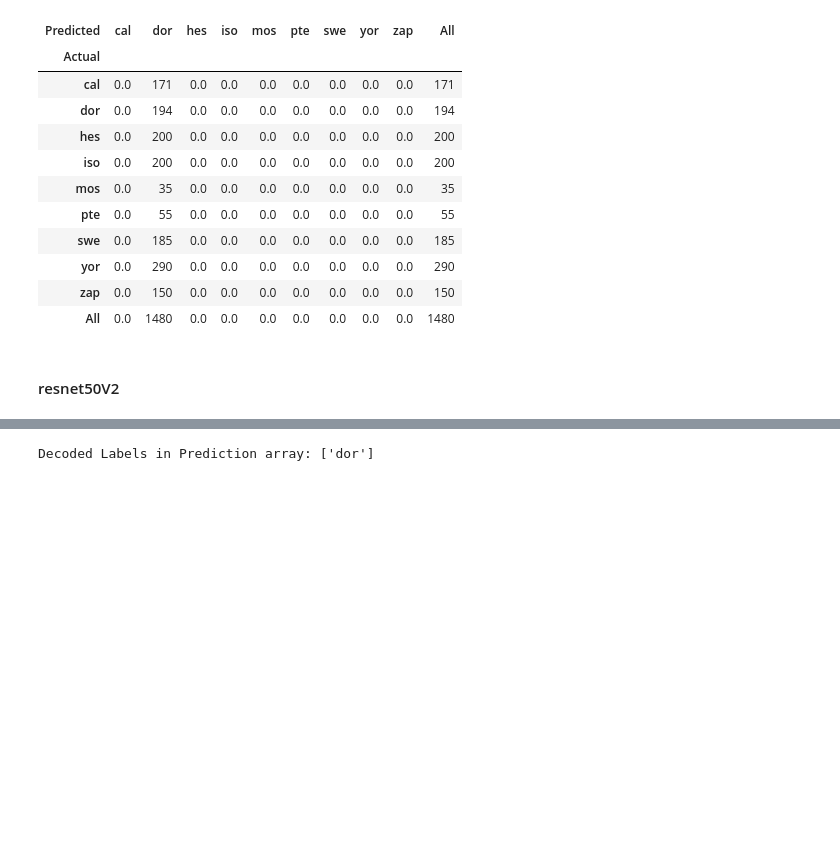
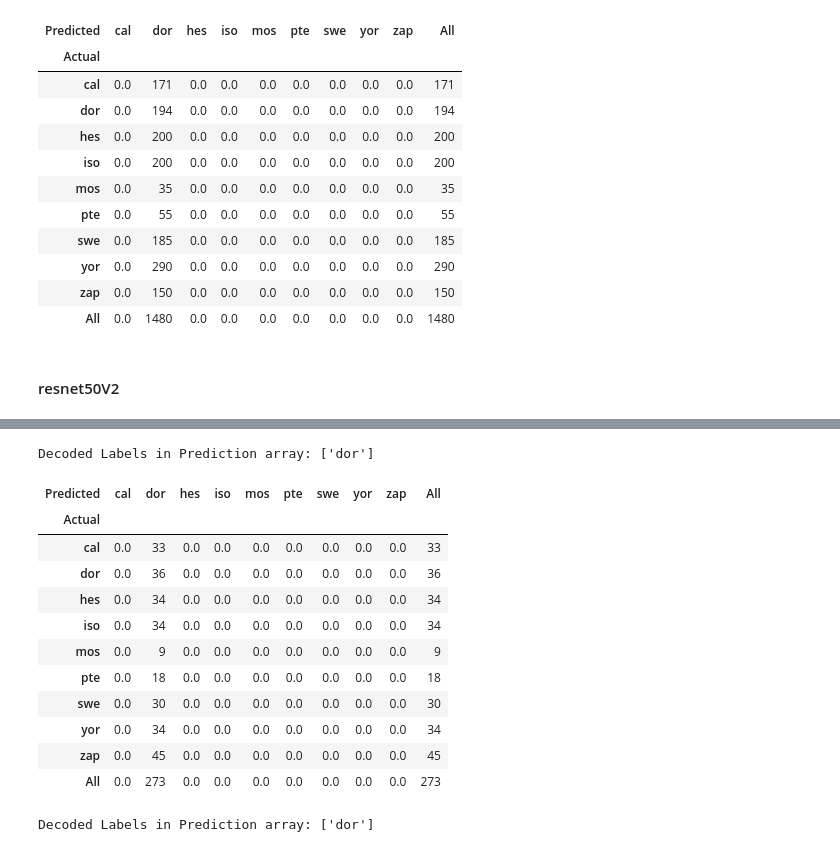
Before and after one commit to kmock930/Multi-Category-Image-Modelling-Transfer-Learning, a Jupyter notebook: CSI5341 Assignment 3 - Kelvin Mock 300453668.ipynb, the cells around one changed output, grey strips where cells are left out. Saved outputs shown, nothing was run; the diff lists cells and outputs as text; code cells hidden in the pictures; blank space fills up the shorter version.

```diff
--- a/CSI5341 Assignment 3 - Kelvin Mock 300453668.ipynb
+++ b/CSI5341 Assignment 3 - Kelvin Mock 300453668.ipynb
@@ -384 +519,22 @@ Decoded Labels in Prediction array: ['dor']
+# %%
+# validation set
+confMtx_resnet50V2_val = printConfMtx(
+    y_true=y_validation,
+    y_pred=y_pred_resnet50V2_val
+);
+confMtx_resnet50V2_val
+# %% [output]
+Decoded Labels in Prediction array: ['dor']
+| Predicted | cal | dor | hes | iso | mos | pte | swe | yor | zap | All |
+| Actual |  |  |  |  |  |  |  |  |  |  |
+| cal | 0.0 | 33 | 0.0 | 0.0 | 0.0 | 0.0 | 0.0 | 0.0 | 0.0 | 33 |
+| dor | 0.0 | 36 | 0.0 | 0.0 | 0.0 | 0.0 | 0.0 | 0.0 | 0.0 | 36 |
+| hes | 0.0 | 34 | 0.0 | 0.0 | 0.0 | 0.0 | 0.0 | 0.0 | 0.0 | 34 |
+| iso | 0.0 | 34 | 0.0 | 0.0 | 0.0 | 0.0 | 0.0 | 0.0 | 0.0 | 34 |
+| mos | 0.0 | 9 | 0.0 | 0.0 | 0.0 | 0.0 | 0.0 | 0.0 | 0.0 | 9 |
+| pte | 0.0 | 18 | 0.0 | 0.0 | 0.0 | 0.0 | 0.0 | 0.0 | 0.0 | 18 |
+| swe | 0.0 | 30 | 0.0 | 0.0 | 0.0 | 0.0 | 0.0 | 0.0 | 0.0 | 30 |
+| yor | 0.0 | 34 | 0.0 | 0.0 | 0.0 | 0.0 | 0.0 | 0.0 | 0.0 | 34 |
+| zap | 0.0 | 45 | 0.0 | 0.0 | 0.0 | 0.0 | 0.0 | 0.0 | 0.0 | 45 |
+| All | 0.0 | 273 | 0.0 | 0.0 | 0.0 | 0.0 | 0.0 | 0.0 | 0.0 | 273 |
 # %%
```
Also changed, not shown: parts of 20 cells of this notebook, 1 other file.
